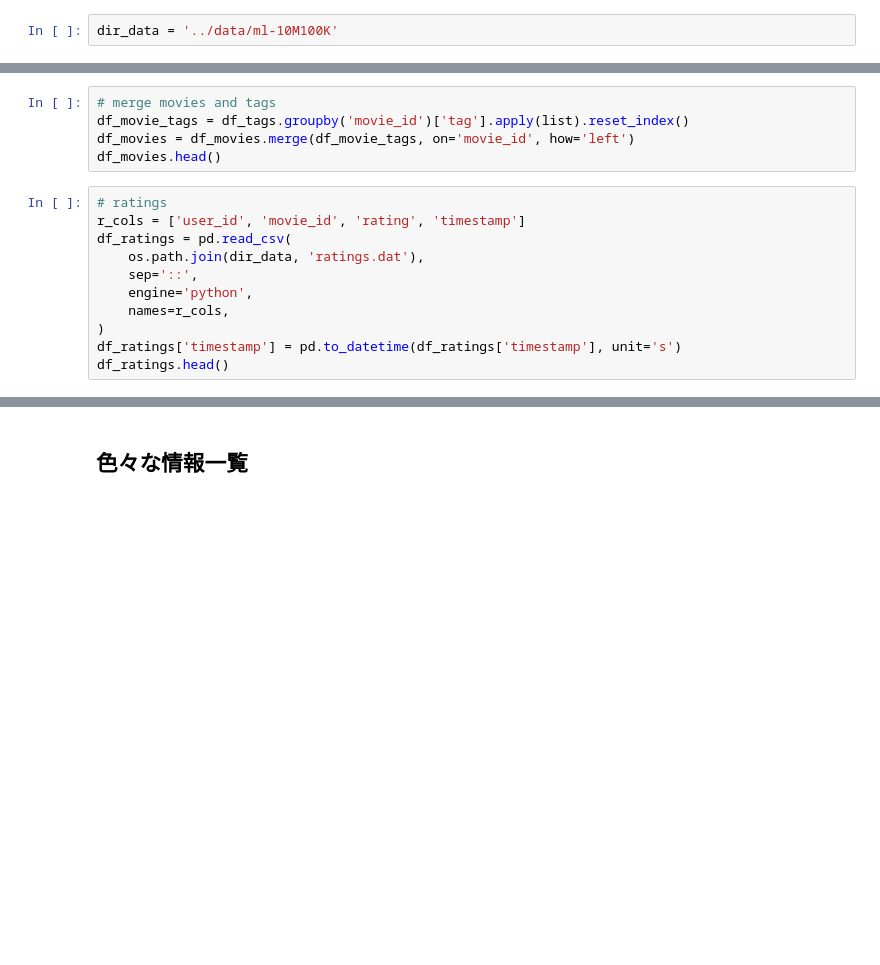
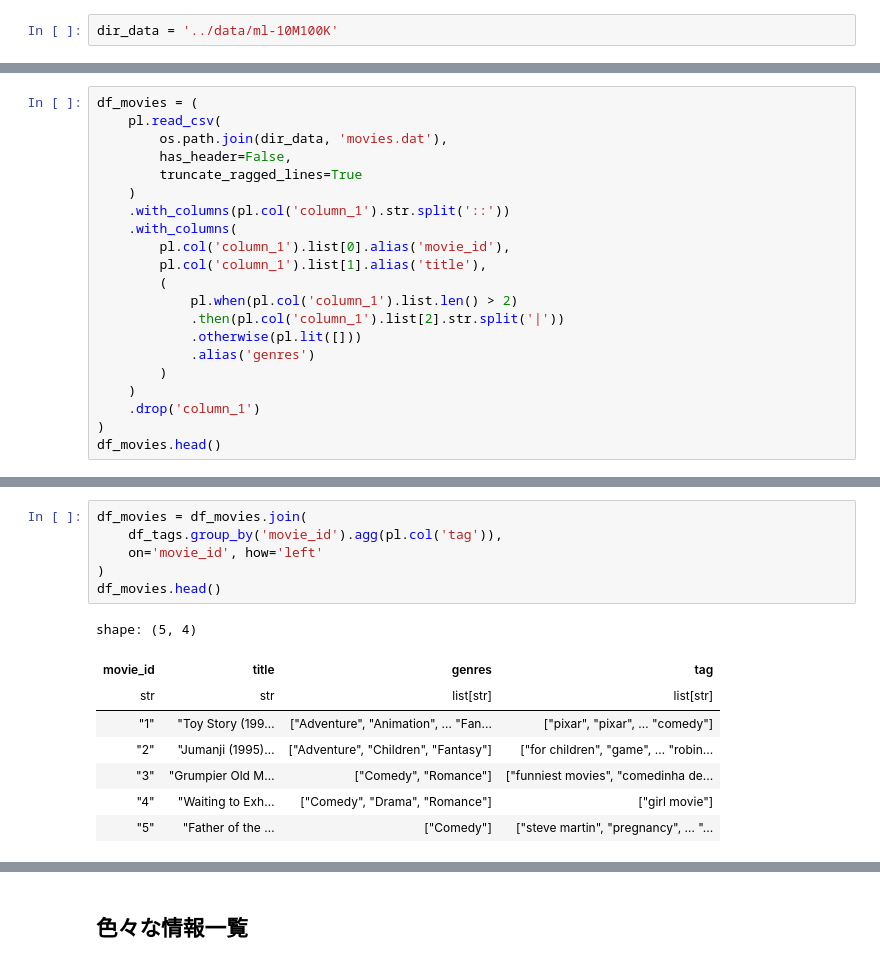
Before and after one commit to yonesuke/recommend-systems, a Jupyter notebook: notebooks/EDA.ipynb, the cells around one changed output, grey strips where cells are left out. Cells and saved outputs as stored; diff of their text form; blank space fills up the shorter version.

```diff
--- a/notebooks/EDA.ipynb
+++ b/notebooks/EDA.ipynb
@@ -30,0 +7,21 @@ df_tags.head()
+# %%
+df_movies = (
+    pl.read_csv(
+        os.path.join(dir_data, 'movies.dat'),
+        has_header=False,
+        truncate_ragged_lines=True
+    )
+    .with_columns(pl.col('column_1').str.split('::'))
+    .with_columns(
+        pl.col('column_1').list[0].alias('movie_id'),
+        pl.col('column_1').list[1].alias('title'),
+        (
+            pl.when(pl.col('column_1').list.len() > 2)
+            .then(pl.col('column_1').list[2].str.split('|'))
+            .otherwise(pl.lit([]))
+            .alias('genres')
+        )
+    )
+    .drop('column_1')
+)
+df_movies.head()
@@ -31,16 +62,15 @@ df_tags.head()
 # %%
-# merge movies and tags
-df_movie_tags = df_tags.groupby('movie_id')['tag'].apply(list).reset_index()
-df_movies = df_movies.merge(df_movie_tags, on='movie_id', how='left')
+df_movies = df_movies.join(
+    df_tags.group_by('movie_id').agg(pl.col('tag')),
+    on='movie_id', how='left'
+)
 df_movies.head()
+# %% [output]
+shape: (5, 4)
+| movie_id | title | genres | tag |
+| str | str | list[str] | list[str] |
+| "1" | "Toy Story (199… | ["Adventure", "Animation", … "Fan... | ["pixar", "pixar", … "comedy"] |
+| "2" | "Jumanji (1995)… | ["Adventure", "Children", "Fantasy"] | ["for children", "game", … "robin... |
+| "3" | "Grumpier Old M… | ["Comedy", "Romance"] | ["funniest movies", "comedinha de... |
+| "4" | "Waiting to Exh… | ["Comedy", "Drama", "Romance"] | ["girl movie"] |
+| "5" | "Father of the … | ["Comedy"] | ["steve martin", "pregnancy", … "... |
-# %%
-# ratings
-r_cols = ['user_id', 'movie_id', 'rating', 'timestamp']
-df_ratings = pd.read_csv(
-    os.path.join(dir_data, 'ratings.dat'),
-    sep='::',
-    engine='python',
-    names=r_cols,
-)
-df_ratings['timestamp'] = pd.to_datetime(df_ratings['timestamp'], unit='s')
-df_ratings.head()
```
Also changed, not shown: parts of 15 cells of this notebook.
